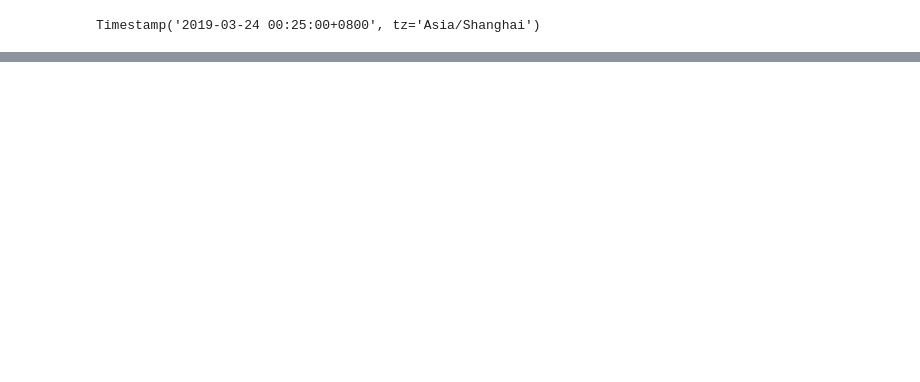
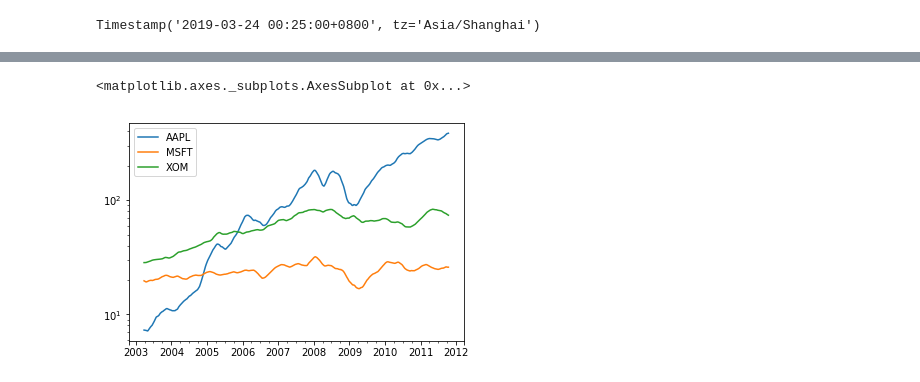
Before and after one commit to Gnomeek/python-for-data-analysis, a Jupyter notebook: Chapter11.ipynb, the cells around one changed output, grey strips where cells are left out. Cells and saved outputs as stored; diff of their text form; code cells hidden in the pictures; blank space fills up the shorter version.

```diff
--- a/Chapter11.ipynb
+++ b/Chapter11.ipynb
@@ -500,0 +878,5 @@ Timestamp('2019-03-24 00:25:00+0800', tz='Asia/Shanghai')
+# %%
+close_px.rolling(60).mean().plot(logy=True)
+# %% [output]
+<matplotlib.axes._subplots.AxesSubplot at 0x...>
+[figure, added]
```
Also changed, not shown: parts of 71 cells of this notebook.
